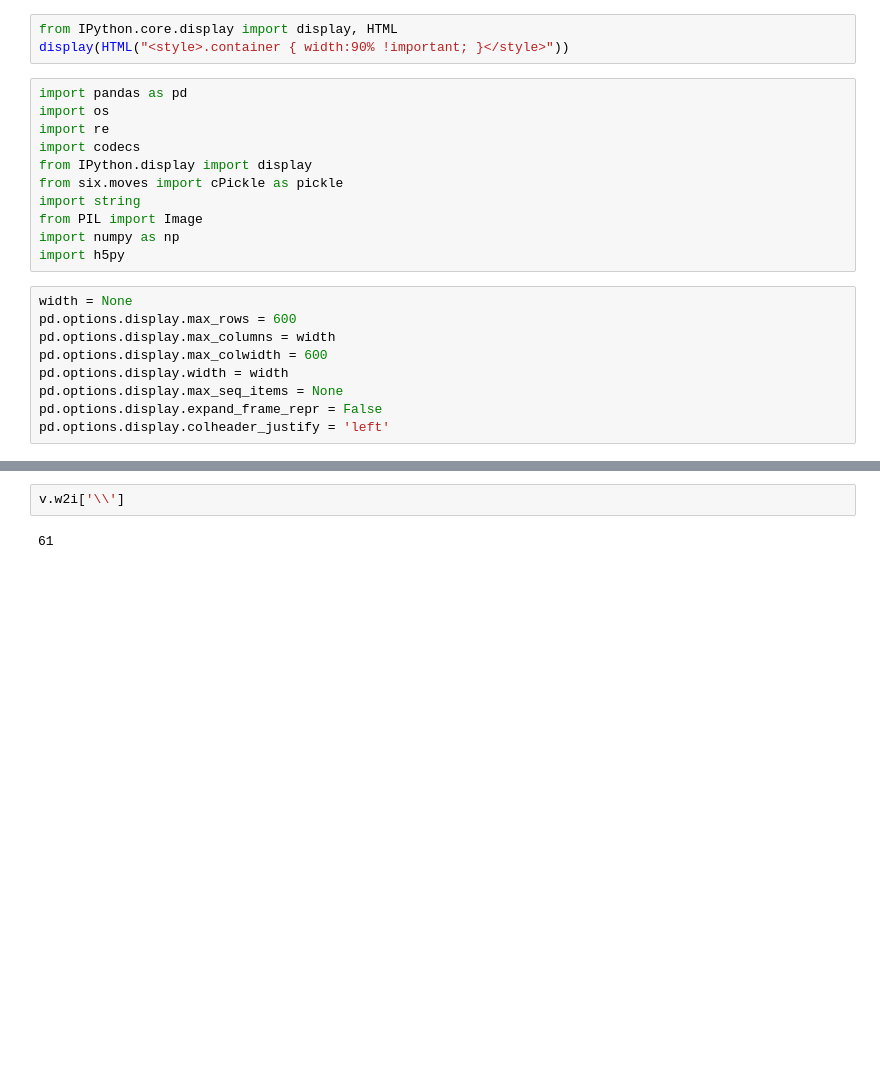
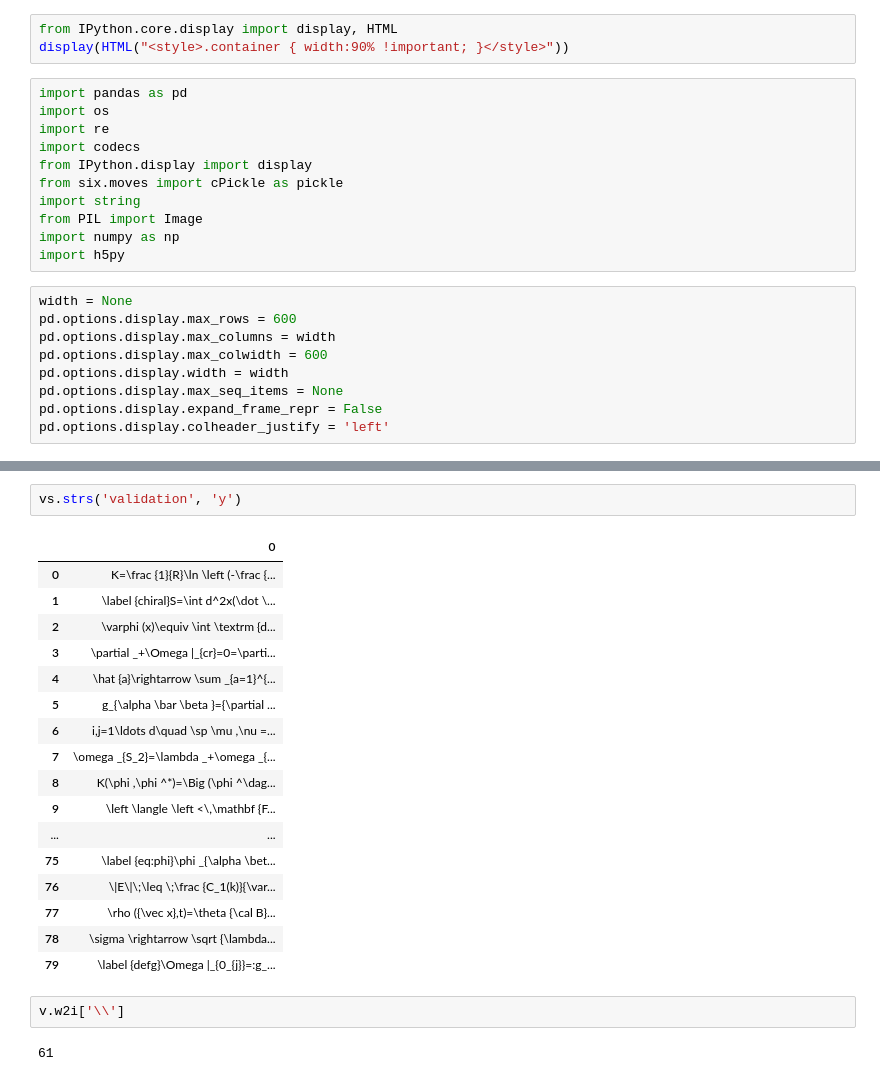
Before and after one commit to untrix/im2latex, a Jupyter notebook: src/visualize.ipynb, the cells around one changed output, grey strips where cells are left out. Drawn from its saved outputs; the diff is of its cells as text; blank space fills up the shorter version.

```diff
--- a/src/visualize.ipynb
+++ b/src/visualize.ipynb
@@ -132,3 +133,23 @@ v.str('training', 1, 'y')
+# %%
+vs.strs('validation', 'y')
+# %% [output]
+|  | 0 |
+| 0 | K=\frac {1}{R}\ln \left (-\frac {... |
+| 1 | \label {chiral}S=\int d^2x(\dot \... |
+| 2 | \varphi (x)\equiv \int \textrm {d... |
+| 3 | \partial _+\Omega |_{cr}=0=\parti... |
+| 4 | \hat {a}\rightarrow \sum _{a=1}^{... |
+| 5 | g_{\alpha \bar \beta }={\partial ... |
+| 6 | i,j=1\ldots d\quad \sp \mu ,\nu =... |
+| 7 | \omega _{S_2}=\lambda _+\omega _{... |
+| 8 | K(\phi ,\phi ^*)=\Big (\phi ^\dag... |
+| 9 | \left \langle \left <\,\mathbf {F... |
+| ... | ... |
+| 75 | \label {eq:phi}\phi _{\alpha \bet... |
+| 76 | \|E\|\;\leq \;\frac {C_1(k)}{\var... |
+| 77 | \rho ({\vec x},t)=\theta {\cal B}... |
+| 78 | \sigma \rightarrow \sqrt {\lambda... |
+| 79 | \label {defg}\Omega |_{0_{j}}=:g_... |
 # %%
 v.w2i['\\']
 # %% [output]
```
Also changed, not shown: parts of 9 cells of this notebook, 3 other files.
